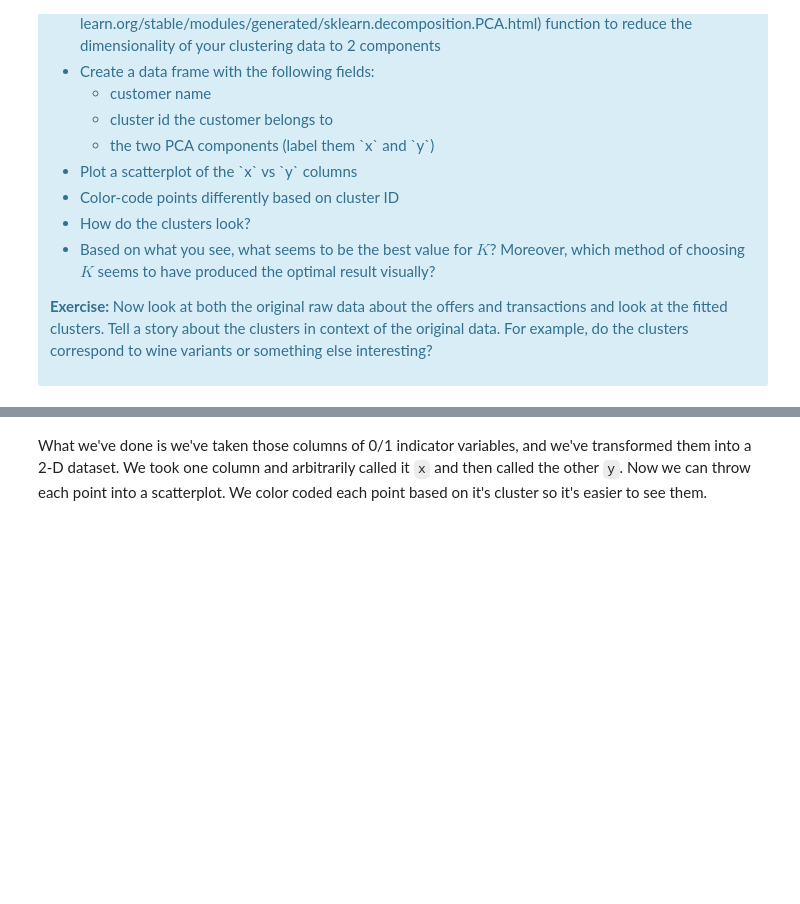
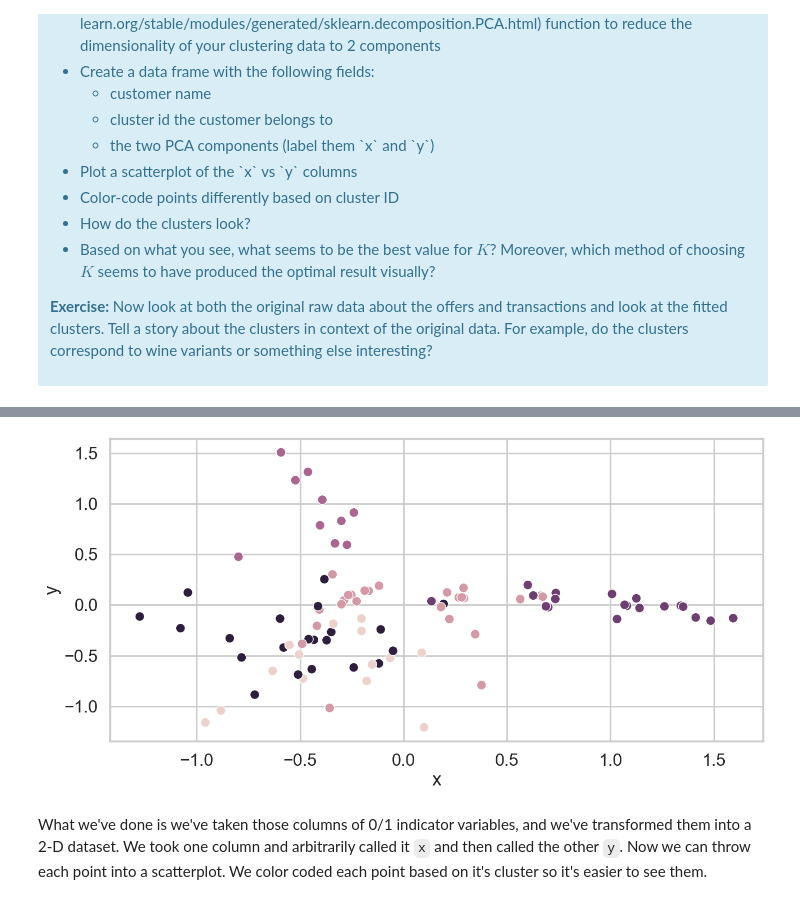
Before and after one commit to sardarchitect/ucsd-mini-projects, a Jupyter notebook: mec-16.2.6-clustering-mini-project/Mini_Project_Clustering.ipynb, the cells around one changed output, grey strips where cells are left out. Saved outputs shown, nothing was run; the diff lists cells and outputs as text; code cells hidden in the pictures; blank space fills up the shorter version.

```diff
--- a/mec-16.2.6-clustering-mini-project/Mini_Project_Clustering.ipynb
+++ b/mec-16.2.6-clustering-mini-project/Mini_Project_Clustering.ipynb
@@ -348,0 +347,14 @@ This is only one use of PCA for dimension reduction. We can also use PCA when we
+# %%
+#your turn
+from sklearn.decomposition import PCA
+pca = PCA(n_components=2)
+x_cols_pca = pca.fit_transform(x_cols)
+
+print(x_cols_pca.shape)
+
+pca_df = pd.concat([
+    pd.DataFrame(pivot_transactions_offers.index),
+    pd.DataFrame(kmeans.labels_, columns=['cluster_id']),
+    pd.DataFrame(x_cols_pca, columns=['x','y'])
+    ],axis=1)
+pca_df.head()
@@ -349,3 +369,9 @@ This is only one use of PCA for dimension reduction. We can also use PCA when we
+# %%
+fig = plt.figure(figsize=(15,7))
+sns.scatterplot(pca_df, x='x', y='y', hue='cluster_id', legend=False)
+plt.show()
+# %% [output]
+[figure, added]
 # %% [markdown]
 What we've done is we've taken those columns of 0/1 indicator variables, and we've transformed them into a 2-D dataset. We took one column and arbitrarily called it `x` and then called the other `y`. Now we can throw each point into a scatterplot. We color coded each point based on it's cluster so it's easier to see them.
 # %% [markdown]
```
Also changed, not shown: parts of 8 cells of this notebook.
